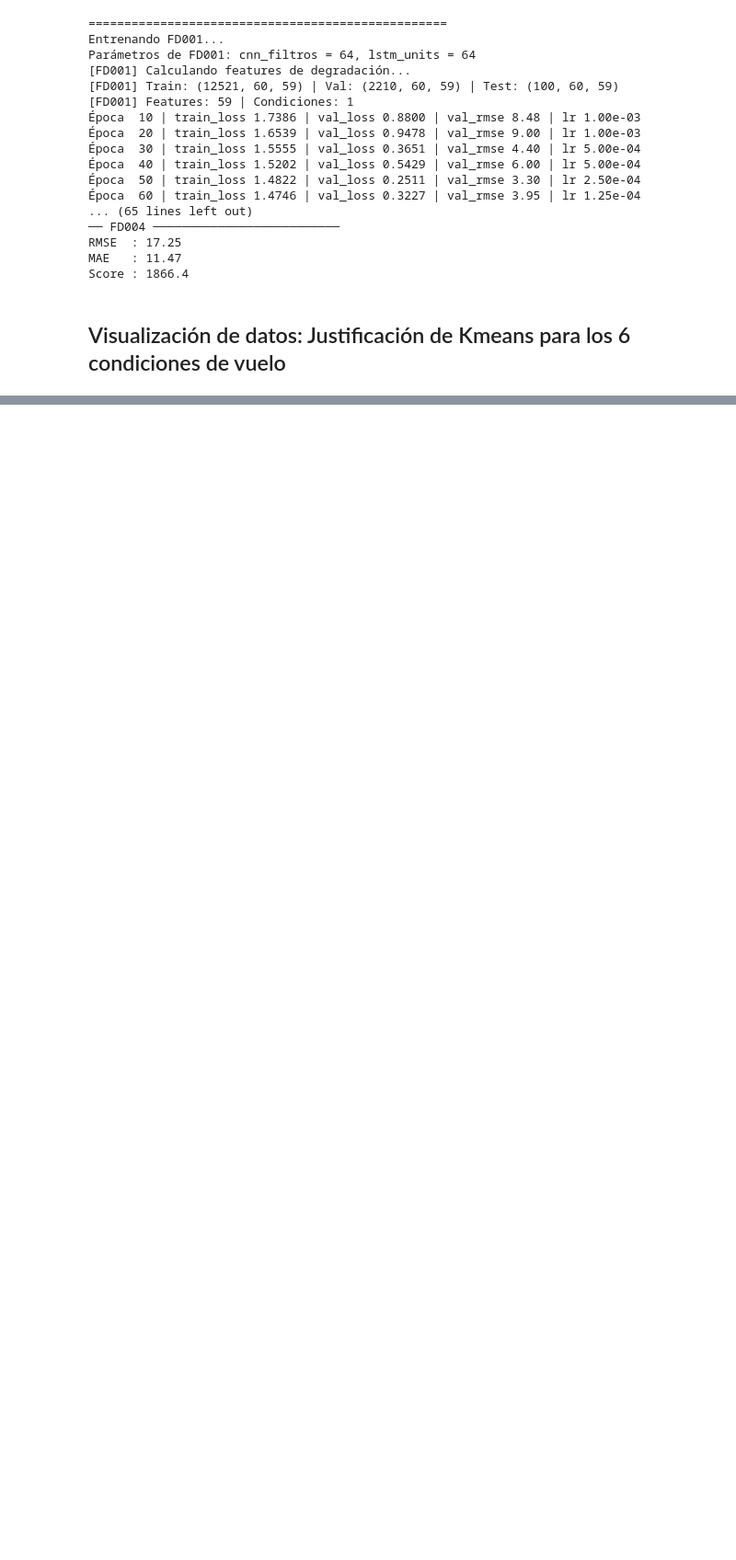
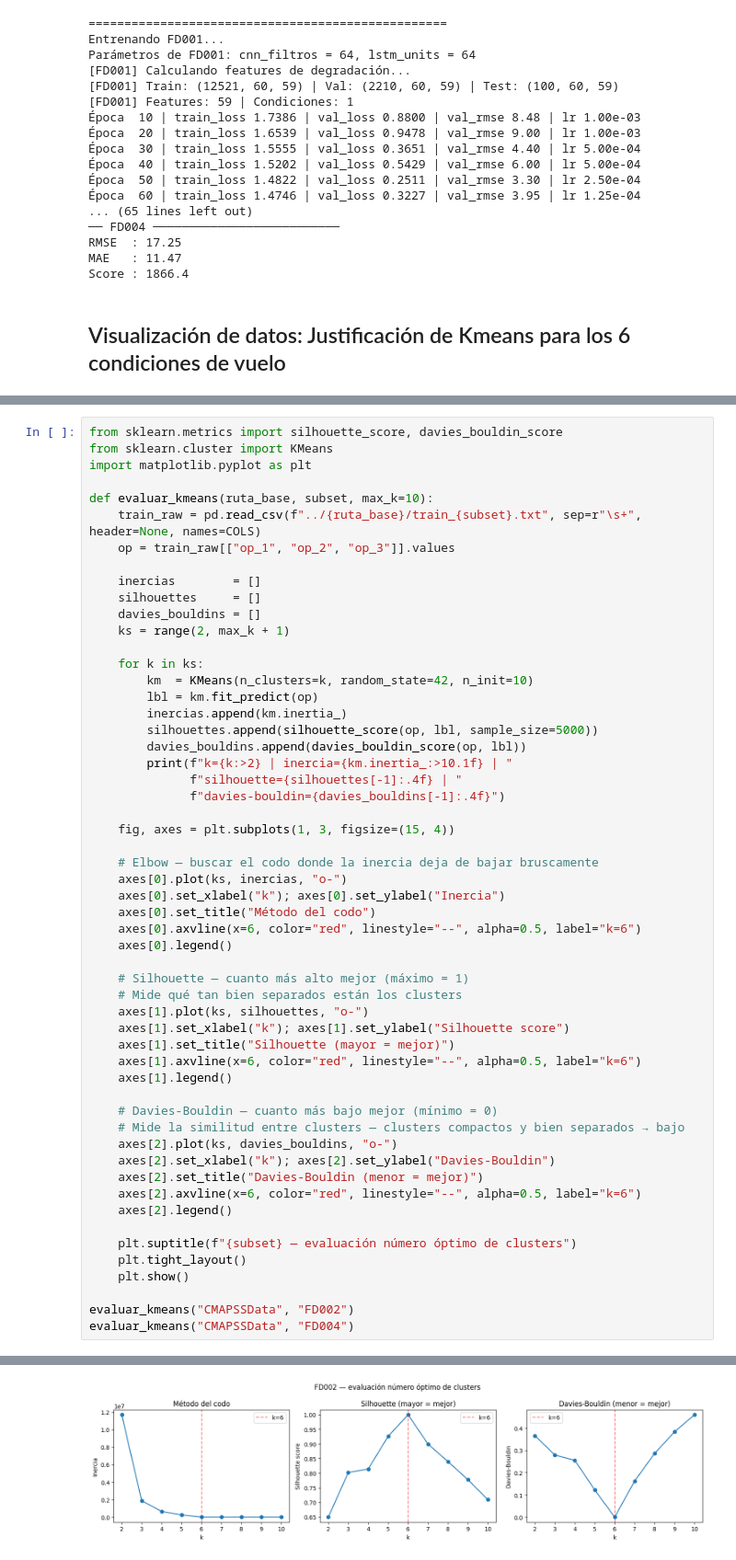
Before and after one commit to mfernl/MPMT_RUL_TFM, a Jupyter notebook: Prediction_models/TorchCNNBiLSTM.ipynb, the cells around one changed output, grey strips where cells are left out. Shown at 92% size. Drawn from its saved outputs; the diff is of its cells as text; blank space fills up the shorter version.

```diff
--- a/Prediction_models/TorchCNNBiLSTM.ipynb
+++ b/Prediction_models/TorchCNNBiLSTM.ipynb
@@ -687,0 +692,56 @@ inspeccionar_op(FD004[["op_1","op_2","op_3"]])
+# %%
+from sklearn.metrics import silhouette_score, davies_bouldin_score
+from sklearn.cluster import KMeans
+import matplotlib.pyplot as plt
+
+def evaluar_kmeans(ruta_base, subset, max_k=10):
+    train_raw = pd.read_csv(f"../{ruta_base}/train_{subset}.txt", sep=r"\s+", header=None, names=COLS)
+    op = train_raw[["op_1", "op_2", "op_3"]].values
+
+    inercias        = []
+    silhouettes     = []
+    davies_bouldins = []
+    ks = range(2, max_k + 1)
+
+    for k in ks:
+        km  = KMeans(n_clusters=k, random_state=42, n_init=10)
+        lbl = km.fit_predict(op)
+        inercias.append(km.inertia_)
+        silhouettes.append(silhouette_score(op, lbl, sample_size=5000))
+        davies_bouldins.append(davies_bouldin_score(op, lbl))
+        print(f"k={k:>2} | inercia={km.inertia_:>10.1f} | "
+              f"silhouette={silhouettes[-1]:.4f} | "
+              f"davies-bouldin={davies_bouldins[-1]:.4f}")
+
+    fig, axes = plt.subplots(1, 3, figsize=(15, 4))
+
+    # Elbow — buscar el codo donde la inercia deja de bajar bruscamente
+    axes[0].plot(ks, inercias, "o-")
+    axes[0].set_xlabel("k"); axes[0].set_ylabel("Inercia")
+    axes[0].set_title("Método del codo")
+    axes[0].axvline(x=6, color="red", linestyle="--", alpha=0.5, label="k=6")
+    axes[0].legend()
+
+    # Silhouette — cuanto más alto mejor (máximo = 1)
+    # Mide qué tan bien separados están los clusters
+    axes[1].plot(ks, silhouettes, "o-")
+    axes[1].set_xlabel("k"); axes[1].set_ylabel("Silhouette score")
+    axes[1].set_title("Silhouette (mayor = mejor)")
+    axes[1].axvline(x=6, color="red", linestyle="--", alpha=0.5, label="k=6")
+    axes[1].legend()
+
+    # Davies-Bouldin — cuanto más bajo mejor (mínimo = 0)
+    # Mide la similitud entre clusters — clusters compactos y bien separados → bajo
+    axes[2].plot(ks, davies_bouldins, "o-")
+    axes[2].set_xlabel("k"); axes[2].set_ylabel("Davies-Bouldin")
+    axes[2].set_title("Davies-Bouldin (menor = mejor)")
+    axes[2].axvline(x=6, color="red", linestyle="--", alpha=0.5, label="k=6")
+    axes[2].legend()
+
+    plt.suptitle(f"{subset} — evaluación número óptimo de clusters")
+    plt.tight_layout()
+    plt.show()
+
+evaluar_kmeans("CMAPSSData", "FD002")
+evaluar_kmeans("CMAPSSData", "FD004")
+# %% [output]
@@ -687,0 +757 @@ inspeccionar_op(FD004[["op_1","op_2","op_3"]])
+[figure, added]
```
Also changed, not shown: parts of 6 cells of this notebook, 1 other file.
